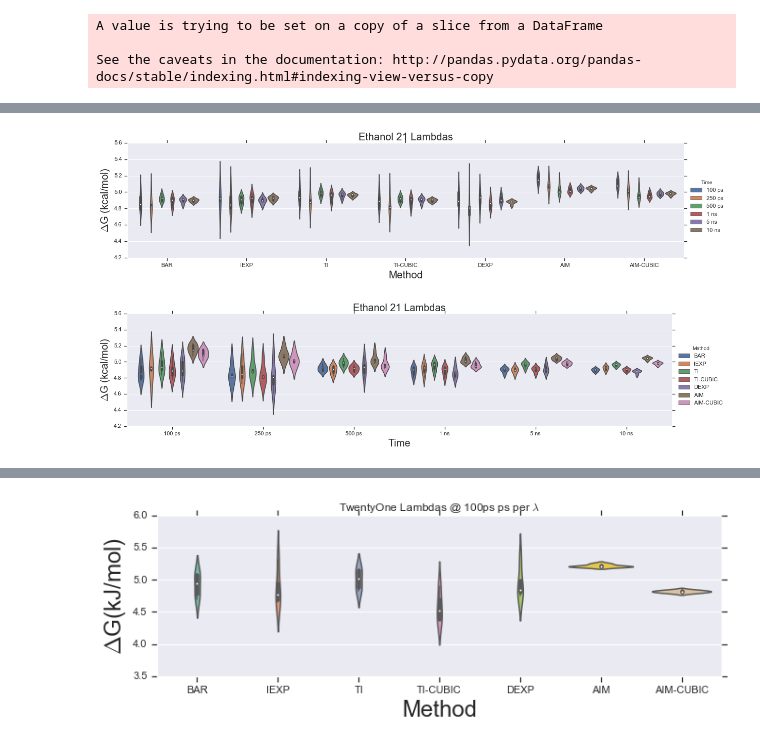
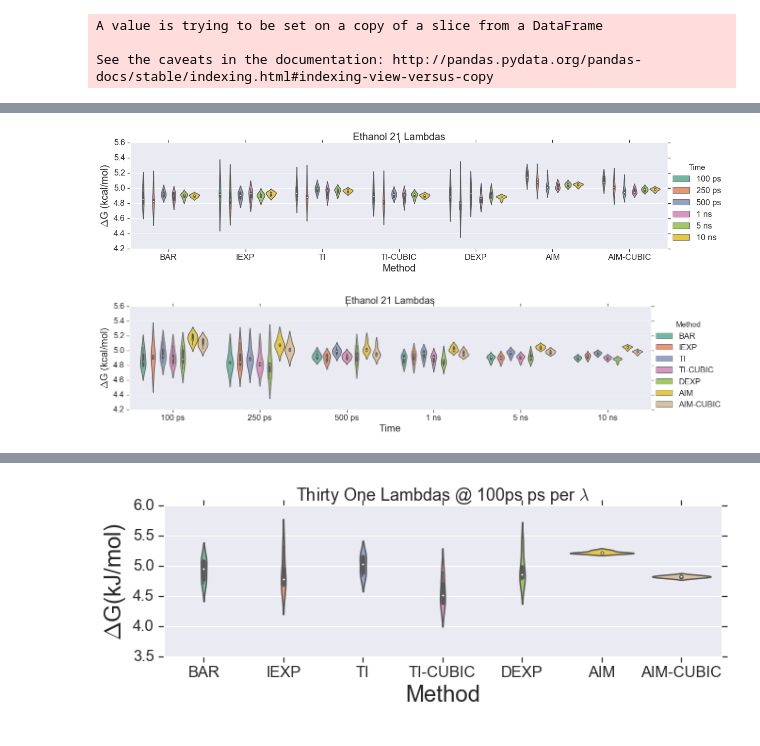
Before and after one commit to bioSandMan/gmx514, a Jupyter notebook: Ethanol.ipynb, the cells around one changed output, grey strips where cells are left out. Cells and saved outputs as stored; diff of their text form; code cells hidden in the pictures.

```diff
--- a/Ethanol.ipynb
+++ b/Ethanol.ipynb
@@ -7,6 +7,8 @@ import matplotlib.patches as mpatches
 import seaborn as sns; sns.set()
 import matplotlib.pyplot as plt
 colors = sns.color_palette("Set2")
+sns.set()
+sns.set(font_scale=1.5)  # crazy big
 sns.set_palette(colors)
 %matplotlib inline
 # %%
@@ -344,7 +330,7 @@ plt.ylabel("$\Delta$G (kcal/mol)", fontsize = 20)
 plt.xlabel("Method", fontsize = 20)
 plt.title("Ethanol 21 Lambdas", fontsize=20);
 # %% [output]
-[figure, old version]
+[figure, new version]
 # %%
 melted_df = pd.melt(df,
                    id_vars = 'key',
@@ -367,7 +353,7 @@ plt.ylabel("$\Delta$G (kcal/mol)", fontsize = 20)
 plt.xlabel("Time", fontsize = 20)
 plt.title("Ethanol 21 Lambdas", fontsize=20);
 # %% [output]
-[figure, old version]
+[figure, new version]
 # %%
 # collect all of the TI information
 runs = ["run01","run02","run03","run05"]
@@ -473,15 +459,15 @@ for i in times:
 # %%
 
 for i in times:
     thirtythree_lambdas = results[i].apply(np.vectorize(am.convert_to_kcal))
-    thirtythree_lambdas['Number of Lambdas'] = 21
+    thirtythree_lambdas['Number of Lambdas'] = 31
     columns = ['BAR', 'IEXP', 'TI', 'TI-CUBIC', 'DEXP', 'AIM',
            'AIM-CUBIC']
     sns.catplot(data=thirtythree_lambdas[columns], notch=False, kind="violin",height=3, aspect=3);
     plt.ylabel(r'$\Delta$G(kJ/mol)', fontsize = 24);
     plt.xlabel(r'Method', fontsize = 24);
     plt.ylim(3.5, 6.0)
 
-    plt.title("TwentyOne Lambdas @ {0} ps per $\lambda$".format(i));
+    plt.title("Thirty One Lambdas @ {0} ps per $\lambda$".format(i));
 # %% [output]
-[figure, old version]
+[figure, new version]
```
Also changed, not shown: parts of 11 cells of this notebook.
